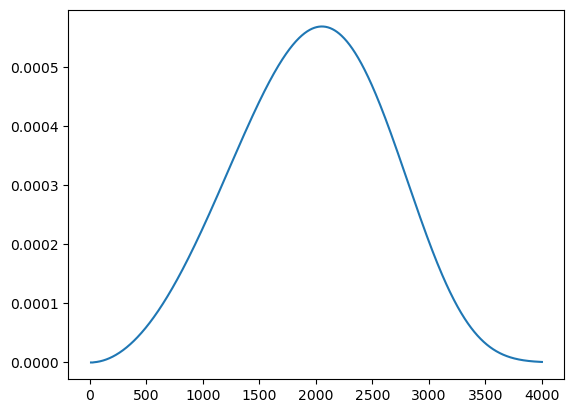
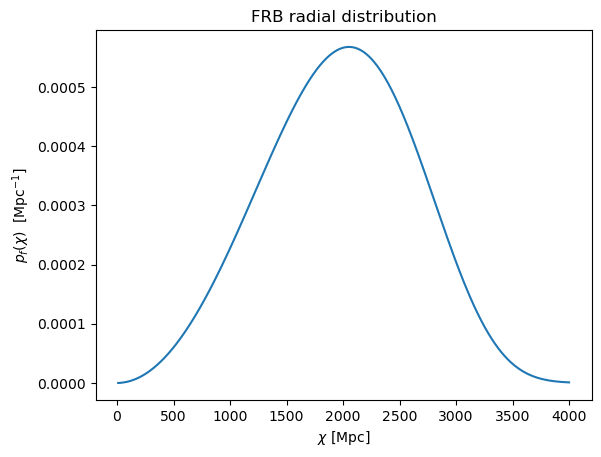
The change to this notebook cell's code, shown as a diff; its figure went from the first image to the second:
--- before
+++ after
@@ -1,2 +1,5 @@
 chi_plot = np.linspace(10, 4000, 1000)
 plt.plot(chi_plot, n_f_dist(chi_plot))
+plt.xlabel(r'$\chi$ [Mpc]')                          # comoving distance
+plt.ylabel(r'$p_f(\chi)$  [Mpc$^{-1}$]')             # FRB radial PDF
+plt.title('FRB radial distribution')

Commit: optimizing clfg